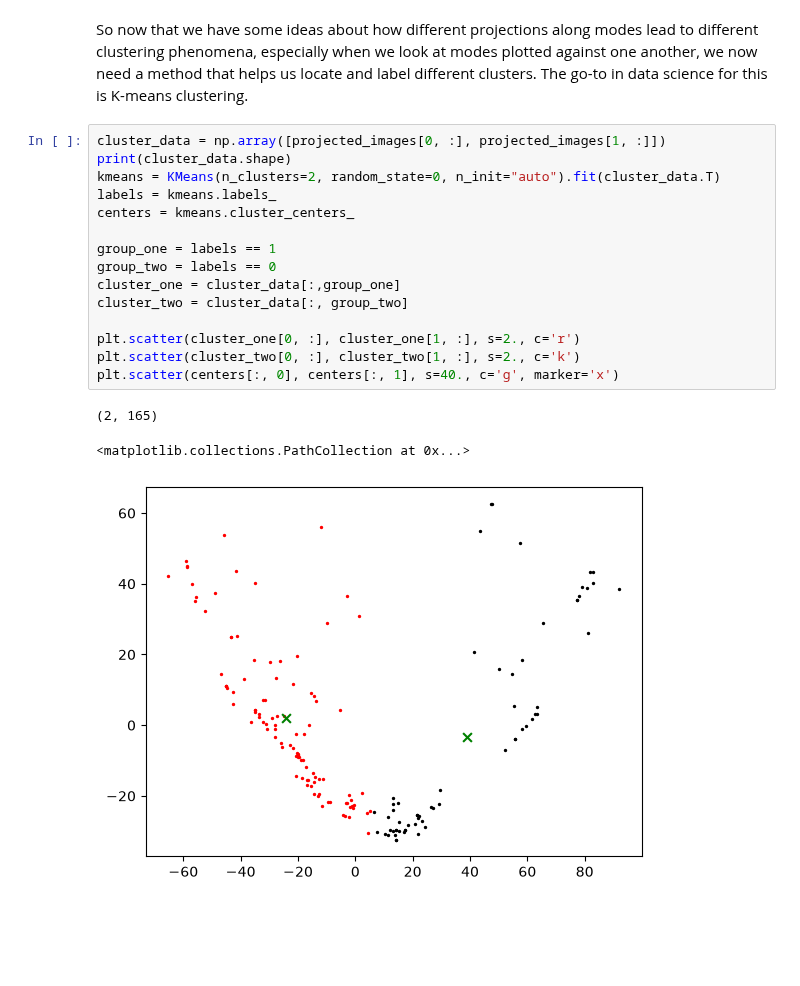
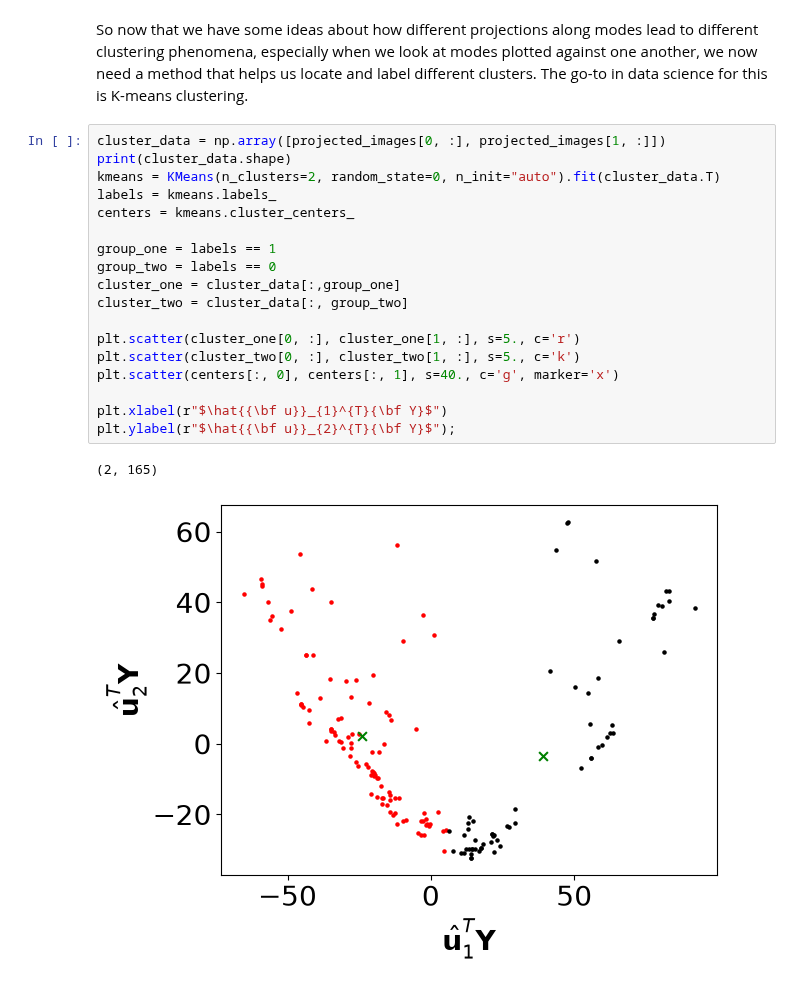
Before and after one commit to aadib2/Math_540_Fall_2026, a Jupyter notebook: Lecture_Notes_and_Code/Unsupervised_Learning/Applications_of_the_SVD_and_Cluster_Analysis.ipynb, the cells around one changed output. Drawn from its saved outputs; the diff is of its cells as text; blank space fills up the shorter version.

```diff
--- a/Lecture_Notes_and_Code/Unsupervised_Learning/Applications_of_the_SVD_and_Cluster_Analysis.ipynb
+++ b/Lecture_Notes_and_Code/Unsupervised_Learning/Applications_of_the_SVD_and_Cluster_Analysis.ipynb
@@ -374,19 +376,21 @@ So now that we have some ideas about how different projections along modes lead
 # %%
 cluster_data = np.array([projected_images[0, :], projected_images[1, :]])
 print(cluster_data.shape)
 kmeans = KMeans(n_clusters=2, random_state=0, n_init="auto").fit(cluster_data.T)
 labels = kmeans.labels_
 centers = kmeans.cluster_centers_
 
 group_one = labels == 1
 group_two = labels == 0
 cluster_one = cluster_data[:,group_one]
 cluster_two = cluster_data[:, group_two]
 
-plt.scatter(cluster_one[0, :], cluster_one[1, :], s=2., c='r')
-plt.scatter(cluster_two[0, :], cluster_two[1, :], s=2., c='k')
+plt.scatter(cluster_one[0, :], cluster_one[1, :], s=5., c='r')
+plt.scatter(cluster_two[0, :], cluster_two[1, :], s=5., c='k')
 plt.scatter(centers[:, 0], centers[:, 1], s=40., c='g', marker='x')
+
+plt.xlabel(r"$\hat{{\bf u}}_{1}^{T}{\bf Y}$")
+plt.ylabel(r"$\hat{{\bf u}}_{2}^{T}{\bf Y}$");
 # %% [output]
 (2, 165)
-<matplotlib.collections.PathCollection at 0x...>
-[figure, old version]
+[figure, new version]
```
Also changed, not shown: parts of 4 cells of this notebook.
